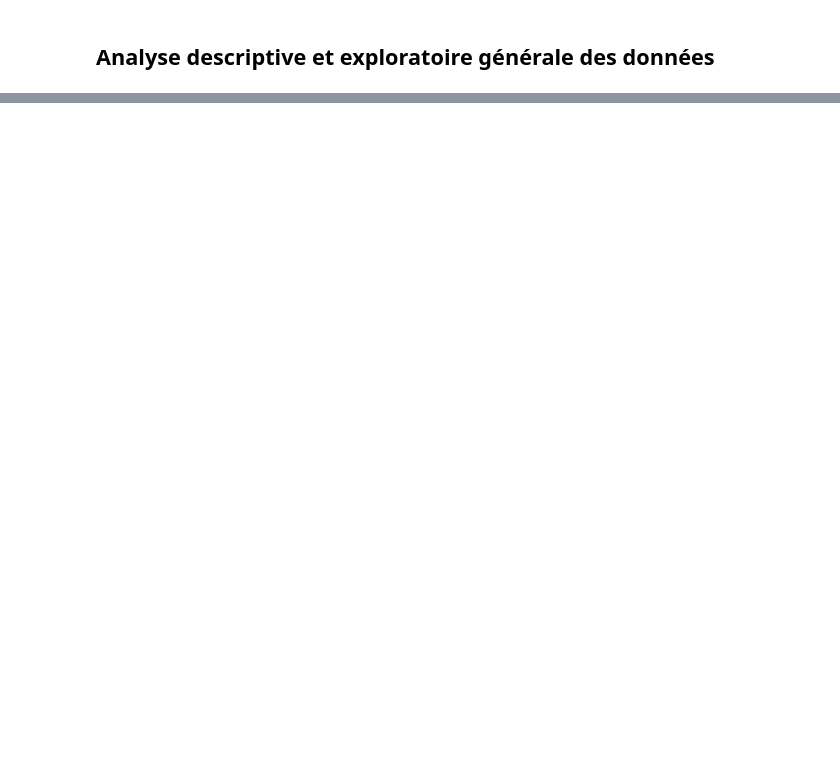
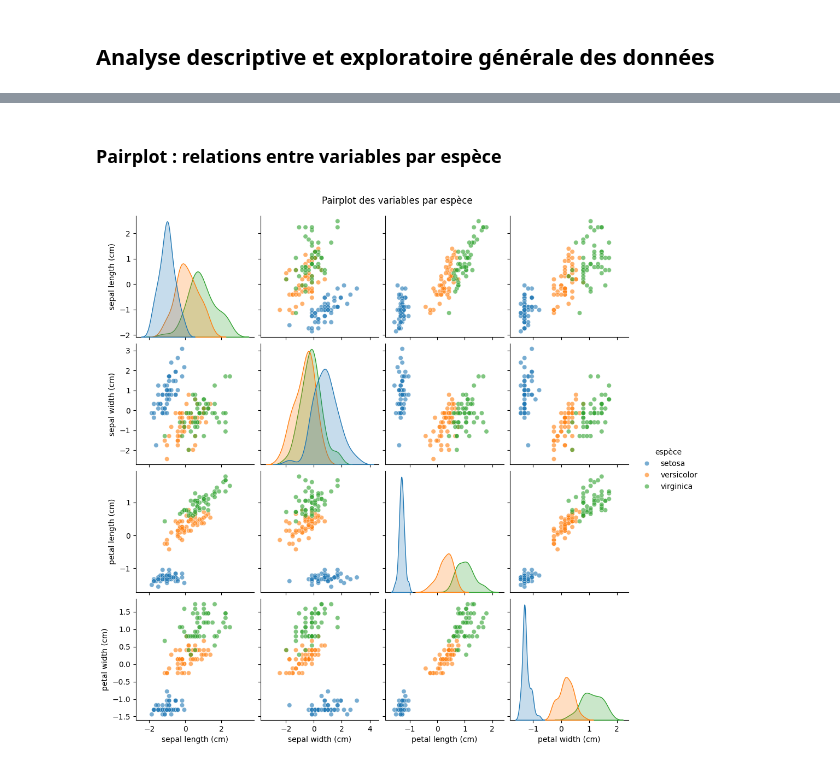
Before and after one commit to axel-achart/customer-personality-analysis, a Jupyter notebook: notebook.ipynb, the cells around one changed output, grey strips where cells are left out. Saved outputs shown, nothing was run; the diff lists cells and outputs as text; code cells hidden in the pictures; blank space fills up the shorter version.

```diff
--- a/notebook.ipynb
+++ b/notebook.ipynb
@@ -50,0 +139,12 @@ Aperçu des premières lignes :
+# %% [markdown]
+### Pairplot : relations entre variables par espèce
+# %%
+species_names = {0: "setosa", 1: "versicolor", 2: "virginica"}
+plot_df = X_scaled.copy()
+plot_df["espèce"] = db["target"].map(species_names)
+
+sns.pairplot(plot_df, hue="espèce", diag_kind="kde", plot_kws={"alpha": 0.6})
+plt.suptitle("Pairplot des variables par espèce", y=1.02)
+plt.show()
+# %% [output]
+[figure, added]
```
Also changed, not shown: parts of 7 cells of this notebook, 2 other files.
